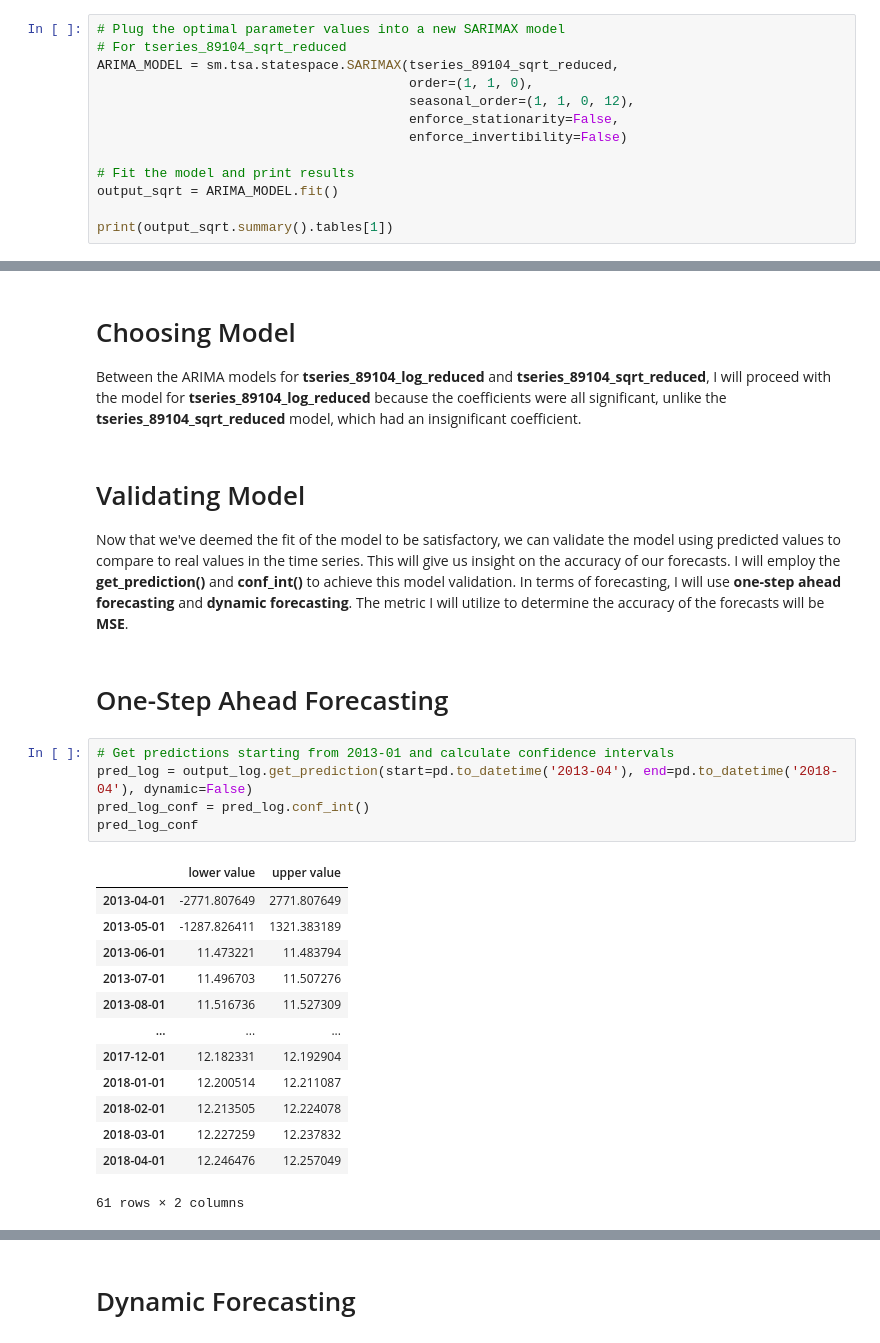
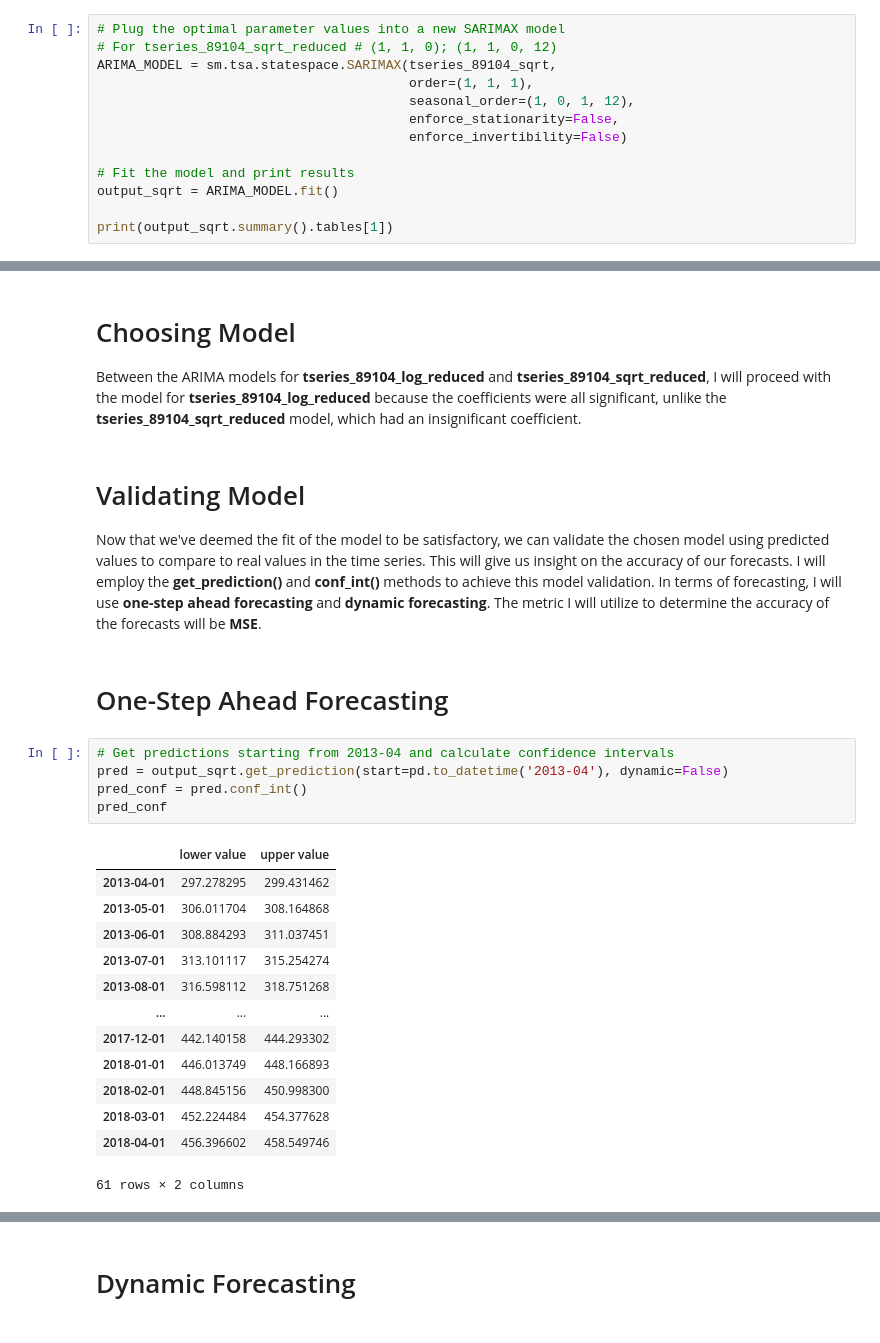
Before and after one commit to jbenedito99/Zipcode-Time-Series-Modeling, a Jupyter notebook: time-series/notebook.ipynb, the cells around one changed output, grey strips where cells are left out. Drawn from its saved outputs; the diff is of its cells as text.

```diff
--- a/time-series/notebook.ipynb
+++ b/time-series/notebook.ipynb
@@ -639,9 +636,9 @@ Based on the numbers for <b>pdq</b> and <b>pdqs</b> selected by our grid search,
 # %%
 # Plug the optimal parameter values into a new SARIMAX model
-# For tseries_89104_sqrt_reduced
-ARIMA_MODEL = sm.tsa.statespace.SARIMAX(tseries_89104_sqrt_reduced,
-                                        order=(1, 1, 0),
-                                        seasonal_order=(1, 1, 0, 12),
+# For tseries_89104_sqrt_reduced # (1, 1, 0); (1, 1, 0, 12)
+ARIMA_MODEL = sm.tsa.statespace.SARIMAX(tseries_89104_sqrt,
+                                        order=(1, 1, 1),
+                                        seasonal_order=(1, 0, 1, 12),
                                         enforce_stationarity=False,
                                         enforce_invertibility=False)
 
@@ -672,27 +748,27 @@ Between the ARIMA models for <b>tseries_89104_log_reduced</b> and <b>tseries_891
 # %% [markdown]
 # Validating Model
 
-Now that we've deemed the fit of the model to be satisfactory, we can validate the model using predicted values to compare to real values in the time series. This will give us insight on the accuracy of our forecasts. I will employ the <b>get_prediction()</b> and <b>conf_int()</b> to achieve this model validation. In terms of forecasting, I will use <b>one-step ahead forecasting</b> and <b>dynamic forecasting</b>. The metric I will utilize to determine the accuracy of the forecasts will be <b>MSE</b>.
+Now that we've deemed the fit of the model to be satisfactory, we can validate the chosen model using predicted values to compare to real values in the time series. This will give us insight on the accuracy of our forecasts. I will employ the <b>get_prediction()</b> and <b>conf_int()</b> methods to achieve this model validation. In terms of forecasting, I will use <b>one-step ahead forecasting</b> and <b>dynamic forecasting</b>. The metric I will utilize to determine the accuracy of the forecasts will be <b>MSE</b>.
 # %% [markdown]
 # One-Step Ahead Forecasting
 # %%
-# Get predictions starting from 2013-01 and calculate confidence intervals
-pred_log = output_log.get_prediction(start=pd.to_datetime('2013-04'), end=pd.to_datetime('2018-04'), dynamic=False)
-pred_log_conf = pred_log.conf_int()
-pred_log_conf
+# Get predictions starting from 2013-04 and calculate confidence intervals
+pred = output_sqrt.get_prediction(start=pd.to_datetime('2013-04'), dynamic=False)
+pred_conf = pred.conf_int()
+pred_conf
 # %% [output]
 |  | lower value | upper value |
-| 2013-04-01 | -2771.807649 | 2771.807649 |
-| 2013-05-01 | -1287.826411 | 1321.383189 |
-| 2013-06-01 | 11.473221 | 11.483794 |
-| 2013-07-01 | 11.496703 | 11.507276 |
-| 2013-08-01 | 11.516736 | 11.527309 |
+| 2013-04-01 | 297.278295 | 299.431462 |
+| 2013-05-01 | 306.011704 | 308.164868 |
+| 2013-06-01 | 308.884293 | 311.037451 |
+| 2013-07-01 | 313.101117 | 315.254274 |
+| 2013-08-01 | 316.598112 | 318.751268 |
 | ... | ... | ... |
-| 2017-12-01 | 12.182331 | 12.192904 |
-| 2018-01-01 | 12.200514 | 12.211087 |
-| 2018-02-01 | 12.213505 | 12.224078 |
-| 2018-03-01 | 12.227259 | 12.237832 |
-| 2018-04-01 | 12.246476 | 12.257049 |
+| 2017-12-01 | 442.140158 | 444.293302 |
+| 2018-01-01 | 446.013749 | 448.166893 |
+| 2018-02-01 | 448.845156 | 450.998300 |
+| 2018-03-01 | 452.224484 | 454.377628 |
+| 2018-04-01 | 456.396602 | 458.549746 |
 61 rows × 2 columns
 # %%
 # Plot real vs predicted values along with confidence interval
```
Also changed, not shown: parts of 29 cells of this notebook.
